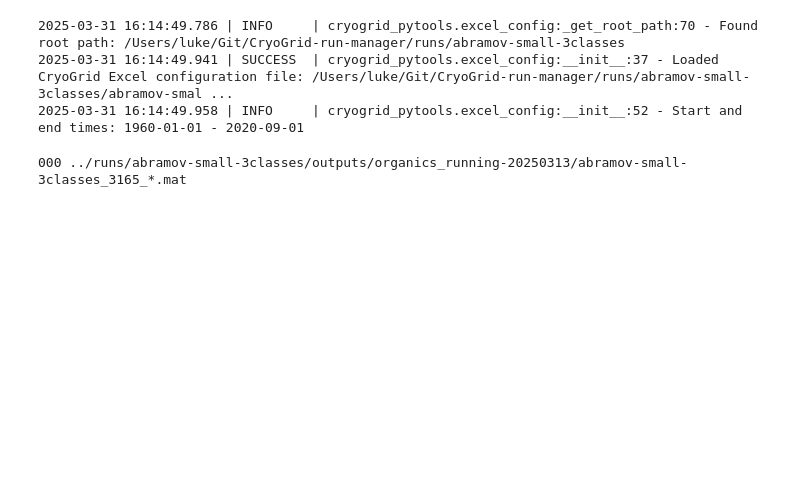
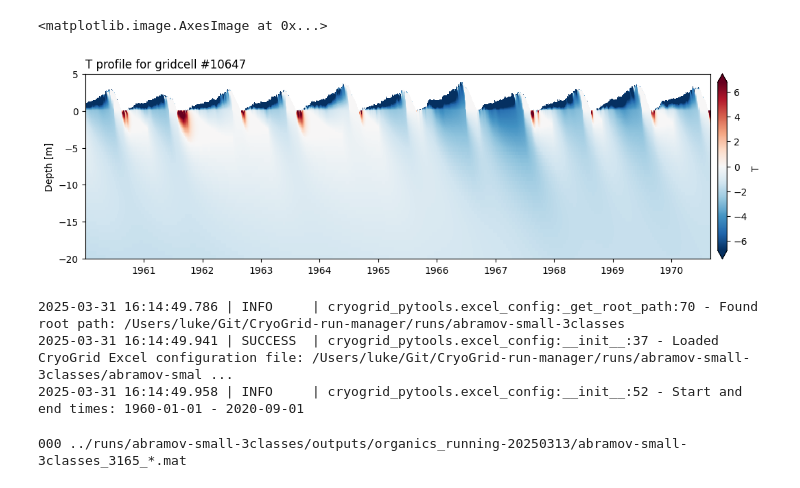
Before and after one commit to lukegre/CryoGrid-run-manager, a Jupyter notebook: notebooks/create_new_spatial_run.ipynb, the cells around one changed output. Drawn from its saved outputs; the diff is of its cells as text; code cells hidden in the pictures; blank space fills up the shorter version.

```diff
--- a/notebooks/create_new_spatial_run.ipynb
+++ b/notebooks/create_new_spatial_run.ipynb
@@ -16,3 +92,8 @@ import cryogrid_run_manager as cg_rm
+# %%
+ds_spatial
+# %% [output]
+<matplotlib.image.AxesImage at 0x...>
+[figure, added]
 # %%
 bbox_WSEN = 71.537796,39.627680,71.680705,39.707624
 # %%
```
Also changed, not shown: parts of 5 cells of this notebook, 7 other files.
